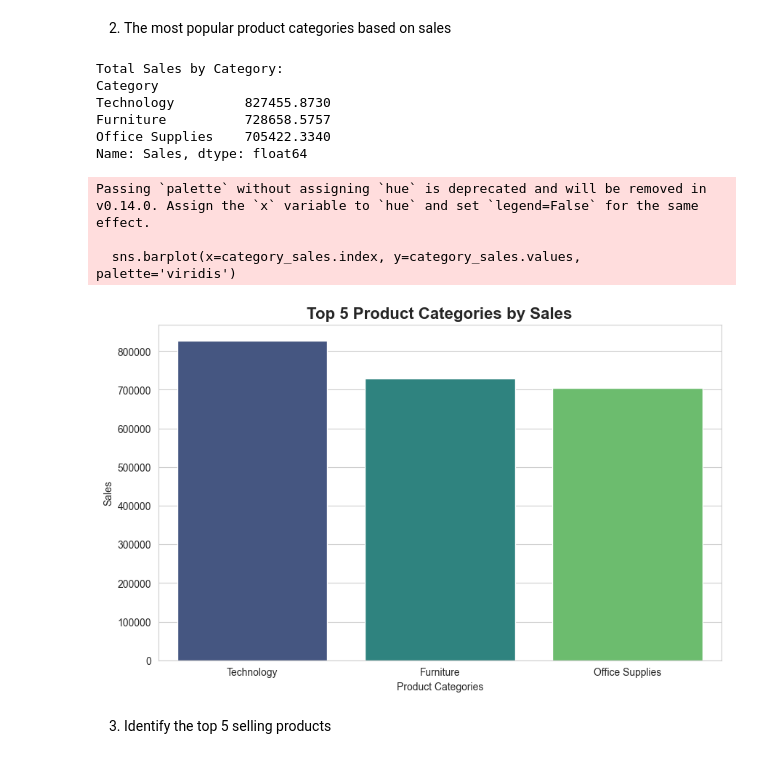
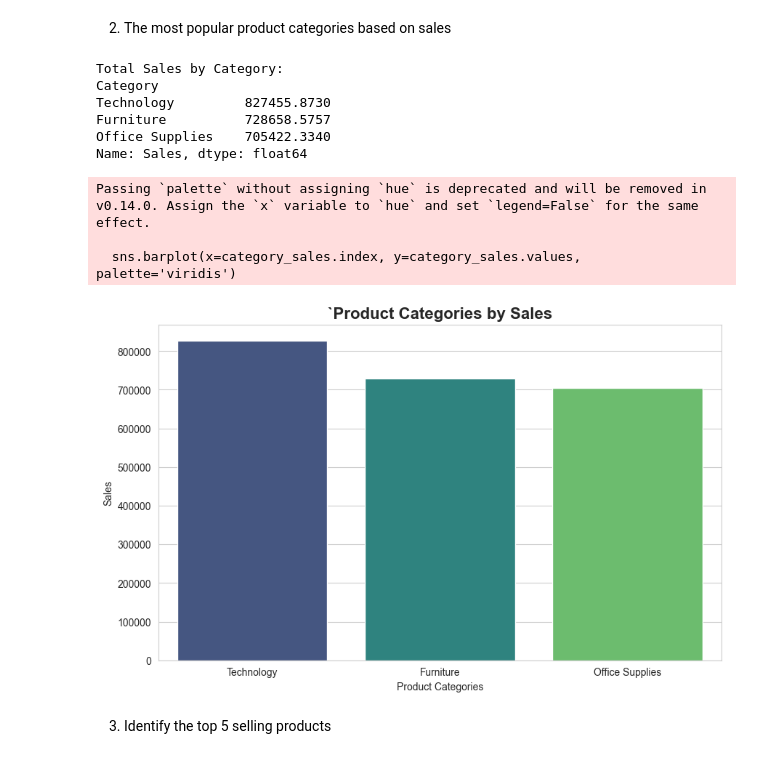
Before and after one commit to Olamieee/Poshem-project-1, a Jupyter notebook: poshem_business_school_sales.ipynb, the cells around one changed output. Drawn from its saved outputs; the diff is of its cells as text; code cells hidden in the pictures.

```diff
--- a/poshem_business_school_sales.ipynb
+++ b/poshem_business_school_sales.ipynb
@@ -208,24 +208,24 @@ Categories: ['Furniture' 'Office Supplies' 'Technology']
 # %%
 category_sales = sales_df.groupby('Category')['Sales'].sum().sort_values(ascending=False)
 print("Total Sales by Category:")
 print(category_sales)
 
-plt.title("Top 5 Product Categories by Sales", fontsize=16, fontweight='bold')
+plt.title("`Product Categories by Sales", fontsize=16, fontweight='bold')
 sns.barplot(x=category_sales.index, y=category_sales.values, palette='viridis')
 plt.xlabel("Product Categories")
 plt.ylabel("Sales")
 plt.show()
 # %% [output]
 Total Sales by Category:
 Category
 Technology         827455.8730
 Furniture          728658.5757
 Office Supplies    705422.3340
 Name: Sales, dtype: float64
 Passing `palette` without assigning `hue` is deprecated and will be removed in v0.14.0. Assign the `x` variable to `hue` and set `legend=False` for the same effect.
 
   sns.barplot(x=category_sales.index, y=category_sales.values, palette='viridis')
-[figure, old version]
+[figure, new version]
 # %% [markdown]
 3. Identify the top 5 selling products
 # %%
```
Also changed, not shown: parts of 1 cell of this notebook, 2 other files.
